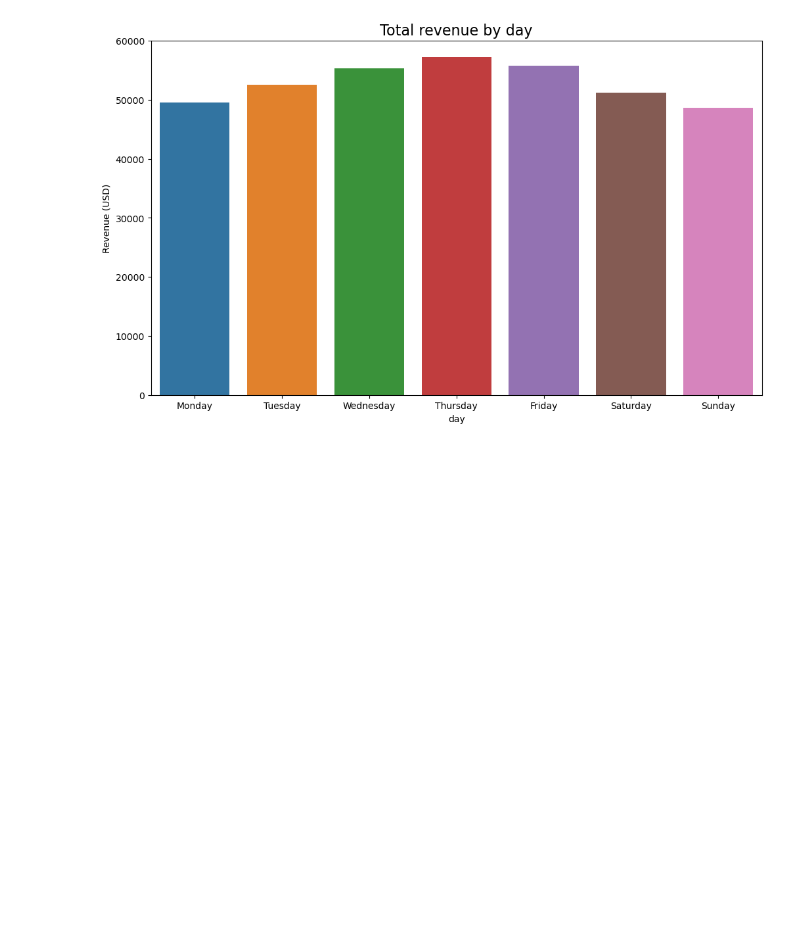
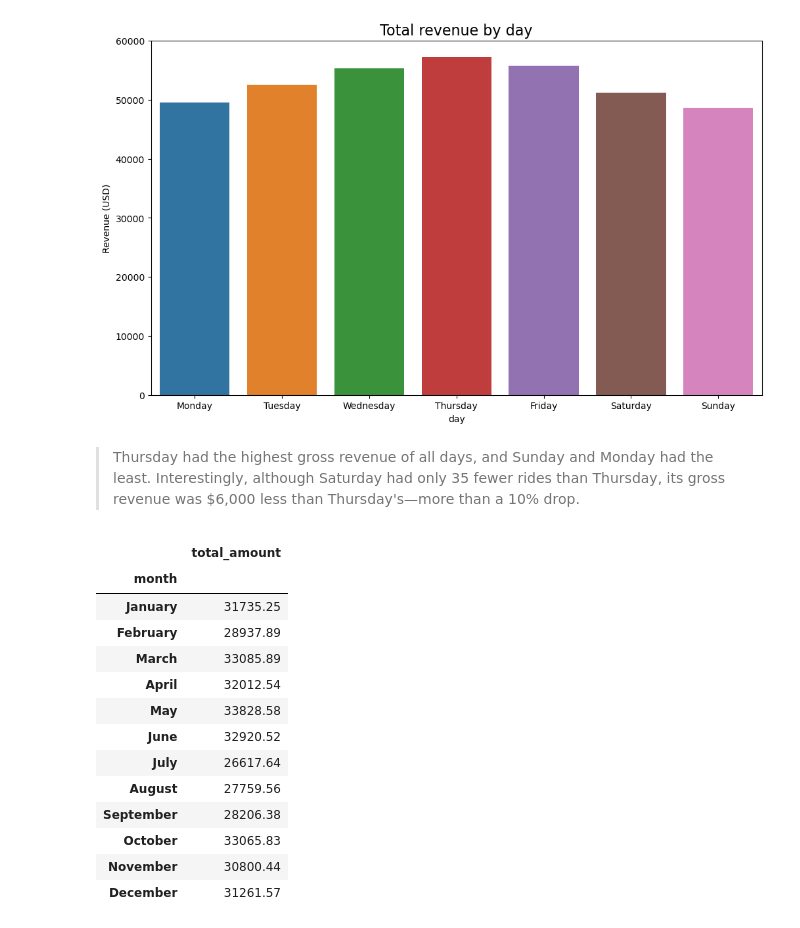
Before and after one commit to alishanstyles/Automatidata, a Jupyter notebook: Untitled.ipynb, the cells around one changed output. Saved outputs shown, nothing was run; the diff lists cells and outputs as text; code cells hidden in the pictures; blank space fills up the shorter version.

```diff
--- a/Untitled.ipynb
+++ b/Untitled.ipynb
@@ -326,0 +317,22 @@ distance_by_dropoff
+# %% [markdown]
+> Thursday had the highest gross revenue of all days, and Sunday and Monday had the least. Interestingly, although Saturday had only 35 fewer rides than Thursday, its gross revenue was $6,000 less than Thursday's—more than a 10% drop.
+# %%
+# total revenue by month
+total_amount_month = df.groupby('month').sum(numeric_only=True)[['total_amount']]
+total_amount_month = total_amount_month.reindex(index=month_order)
+total_amount_month
+# %% [output]
+|  | total_amount |
+| month |  |
+| January | 31735.25 |
+| February | 28937.89 |
+| March | 33085.89 |
+| April | 32012.54 |
+| May | 33828.58 |
+| June | 32920.52 |
+| July | 26617.64 |
+| August | 27759.56 |
+| September | 28206.38 |
+| October | 33065.83 |
+| November | 30800.44 |
+| December | 31261.57 |
```
Also changed, not shown: parts of 7 cells of this notebook.
